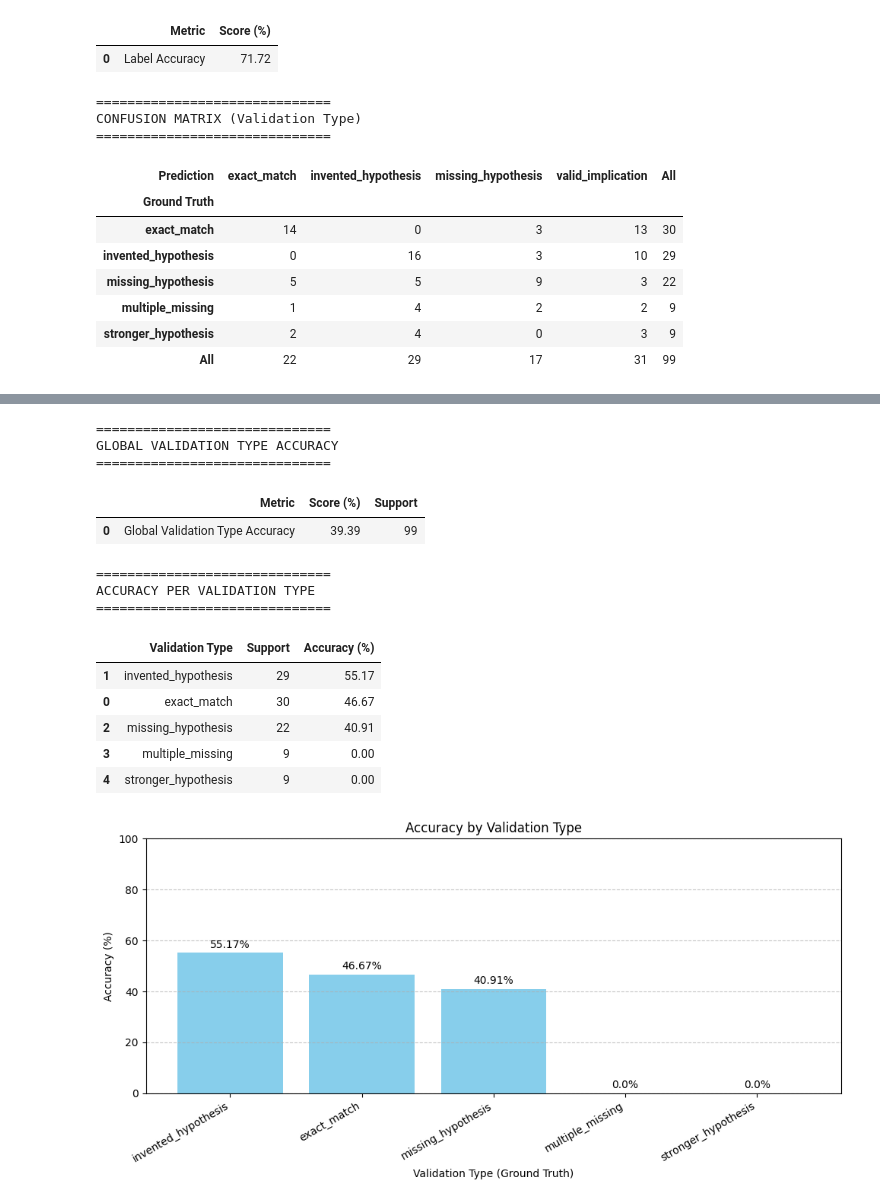
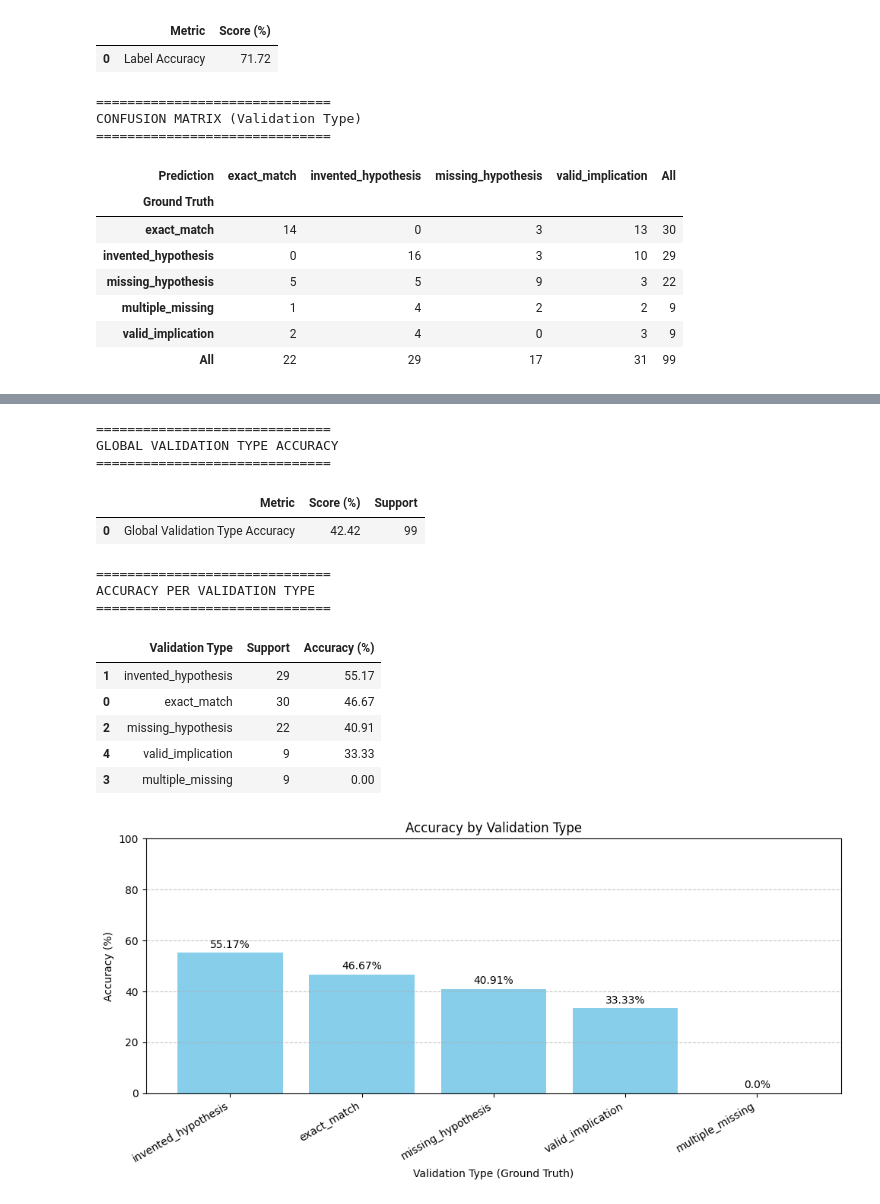
Before and after one commit to mathura-snth/XAI-LLM-CoVe_Verification, a Jupyter notebook: src/evaluation/visualisation.ipynb, the cells around one changed output, grey strips where cells are left out. Saved outputs shown, nothing was run; the diff lists cells and outputs as text; code cells hidden in the pictures.

Commit message:
ajout des figures avec valid implication

```diff
--- a/src/evaluation/visualisation.ipynb
+++ b/src/evaluation/visualisation.ipynb
@@ -11,6 +11,8 @@ df.columns = df.columns.str.strip()
 
 # On ne garde que les lignes où le JSON a bien été parsé
 df = df[df["parse_error"].isna()].copy()
+
+df["ground_truth_validation"] = df["ground_truth_validation"].replace({"stronger_hypothesis": "valid_implication"})
 
 print("="*70)
 print(f"Nombre total d'exemples valides : {len(df)}")
@@ -156,5 +158,5 @@ CONFUSION MATRIX (Validation Type)
 | invented_hypothesis | 0 | 16 | 3 | 10 | 29 |
 | missing_hypothesis | 5 | 5 | 9 | 3 | 22 |
 | multiple_missing | 1 | 4 | 2 | 2 | 9 |
-| stronger_hypothesis | 2 | 4 | 0 | 3 | 9 |
+| valid_implication | 2 | 4 | 0 | 3 | 9 |
 | All | 22 | 29 | 17 | 31 | 99 |
@@ -162,15 +164,15 @@ CONFUSION MATRIX (Validation Type)
 ==============================
 GLOBAL VALIDATION TYPE ACCURACY
 ==============================
 |  | Metric | Score (%) | Support |
-| 0 | Global Validation Type Accuracy | 39.39 | 99 |
+| 0 | Global Validation Type Accuracy | 42.42 | 99 |
 ==============================
 ACCURACY PER VALIDATION TYPE
 ==============================
 |  | Validation Type | Support | Accuracy (%) |
 | 1 | invented_hypothesis | 29 | 55.17 |
 | 0 | exact_match | 30 | 46.67 |
 | 2 | missing_hypothesis | 22 | 40.91 |
+| 4 | valid_implication | 9 | 33.33 |
 | 3 | multiple_missing | 9 | 0.00 |
-| 4 | stronger_hypothesis | 9 | 0.00 |
-[figure, old version]
+[figure, new version]
```
Also changed, not shown: parts of 1 cell of this notebook, 2 other files.
